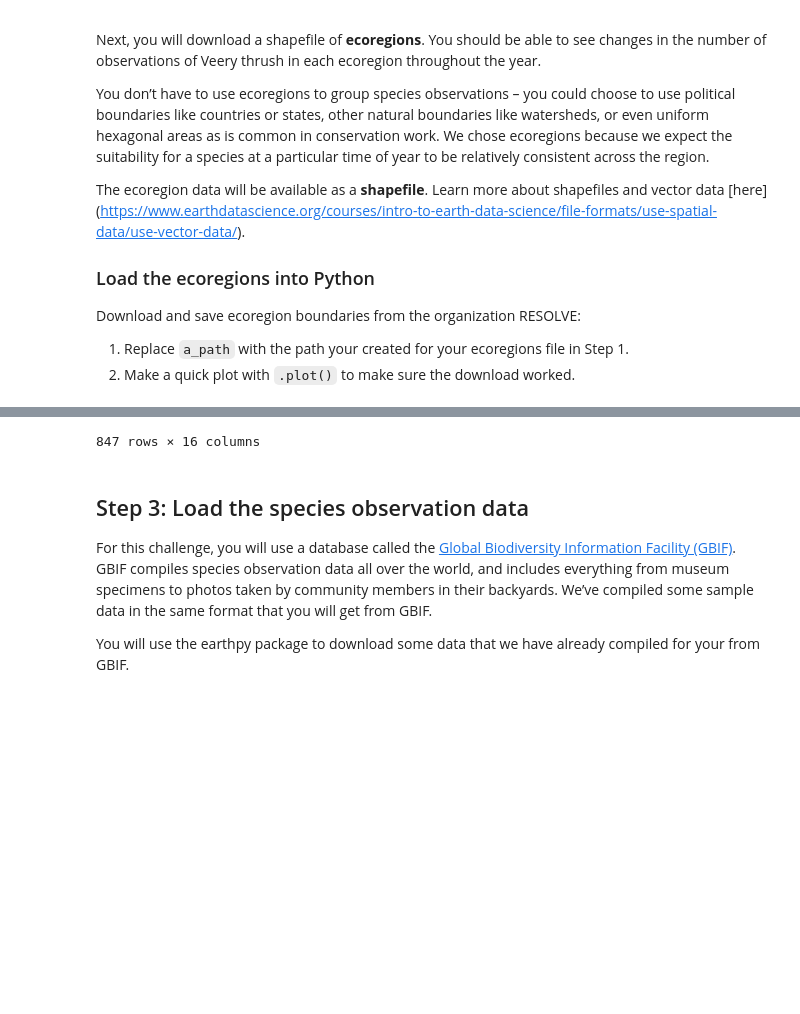
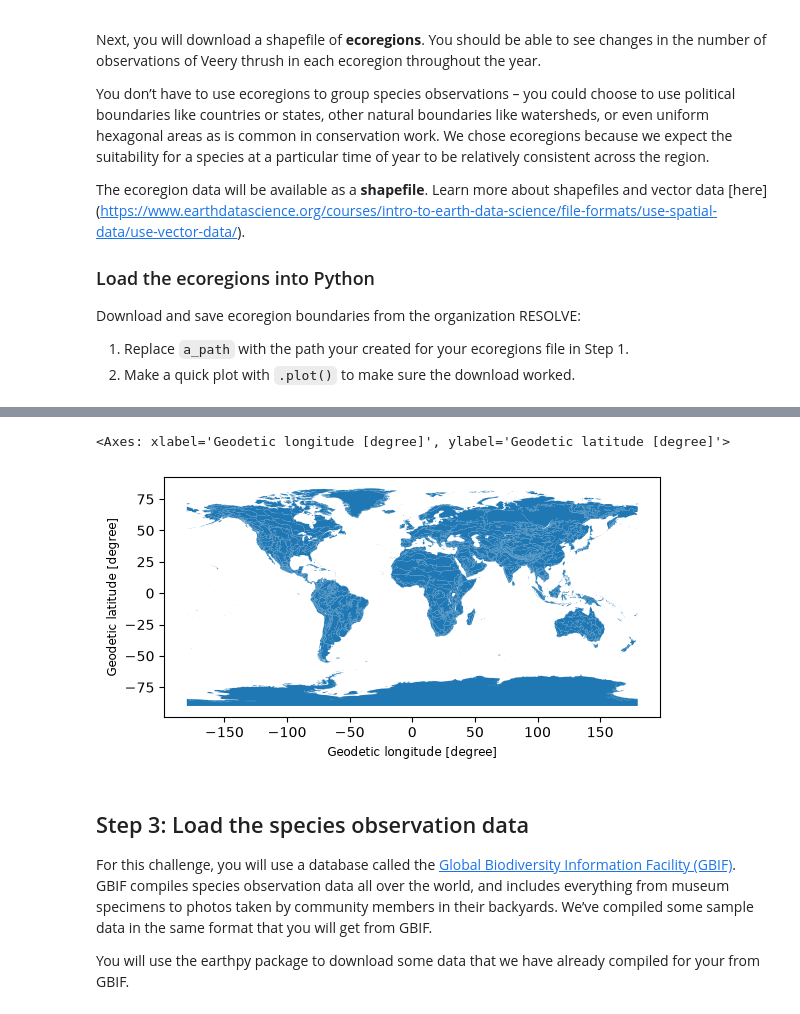
Before and after one commit to lauren-thomas2/02-migration-fall-template, a Jupyter notebook: notebooks/02-migration-wrangle.ipynb, the cells around one changed output, grey strips where cells are left out. Cells and saved outputs as stored; diff of their text form; code cells hidden in the pictures; blank space fills up the shorter version.

```diff
--- a/notebooks/02-migration-wrangle.ipynb
+++ b/notebooks/02-migration-wrangle.ipynb
@@ -110,6 +112,5 @@ if not os.path.exists(ecoreg_path):
 ecoreg_gdf = gpd.read_file(ecoreg_path)
 
 ### plot the ecoregions quickly to check download
-ecoreg_gdf = gpd.read_file(ecoreg_path)
-ecoreg_gdf
+ecoreg_gdf.plot()
 # %% [output]
@@ -128,4 +117,5 @@ ecoreg_gdf
-847 rows × 16 columns
+<Axes: xlabel='Geodetic longitude [degree]', ylabel='Geodetic latitude [degree]'>
+[figure, added]
 # %% [markdown]
 ## Step 3: Load the species observation data
 
```
Also changed, not shown: parts of 2 cells of this notebook, 2 other files.
